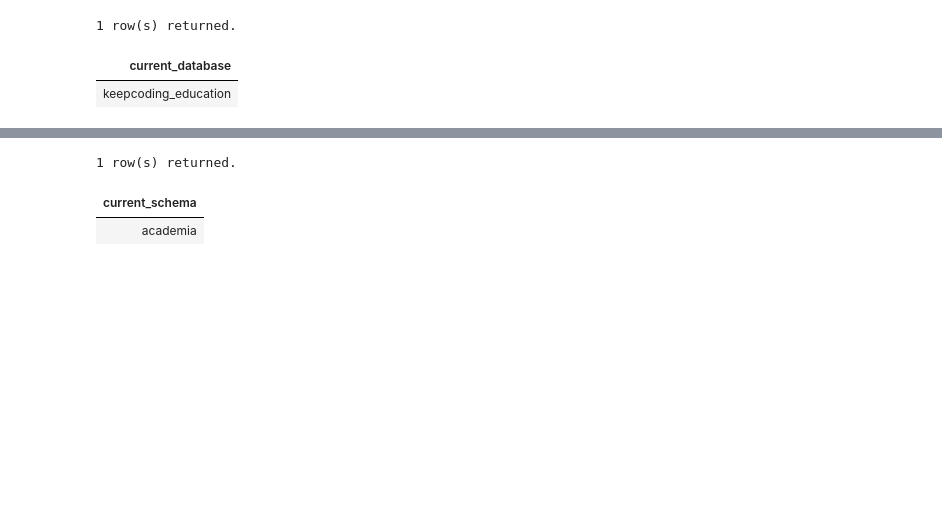
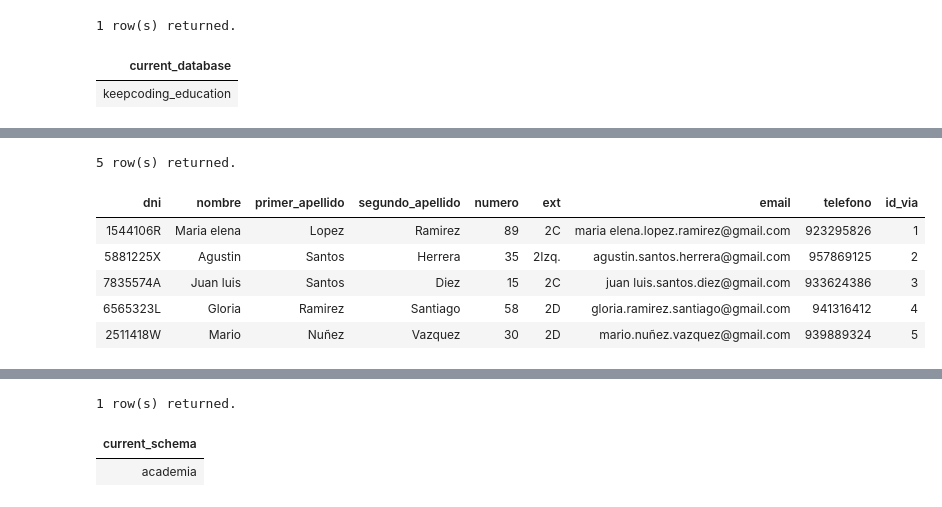
Before and after one commit to alexjust-data/FullStack06_SQL, a Jupyter notebook: 00_SEMINARIO.ipynb, the cells around one changed output, grey strips where cells are left out. Cells and saved outputs as stored; diff of their text form; code cells hidden in the pictures; blank space fills up the shorter version.

```diff
--- a/00_SEMINARIO.ipynb
+++ b/00_SEMINARIO.ipynb
@@ -65,0 +1123,11 @@ SELECT current_database();
+# %%
+select * from keepcoding.persona
+limit 5;
+# %% [output]
+5 row(s) returned.
+| dni | nombre | primer_apellido | segundo_apellido | numero | ext | email | telefono | id_via |
+| 1544106R | Maria elena | Lopez | Ramirez | 89 | 2C | maria elena.lopez.ramirez@gmail.com | 923295826 | 1 |
+| 5881225X | Agustin | Santos | Herrera | 35 | 2Izq. | agustin.santos.herrera@gmail.com | 957869125 | 2 |
+| 7835574A | Juan luis | Santos | Diez | 15 | 2C | juan luis.santos.diez@gmail.com | 933624386 | 3 |
+| 6565323L | Gloria | Ramirez | Santiago | 58 | 2D | gloria.ramirez.santiago@gmail.com | 941316412 | 4 |
+| 2511418W | Mario | Nuñez | Vazquez | 30 | 2D | mario.nuñez.vazquez@gmail.com | 939889324 | 5 |
```
Also changed, not shown: parts of 99 cells of this notebook, 4 other files.
